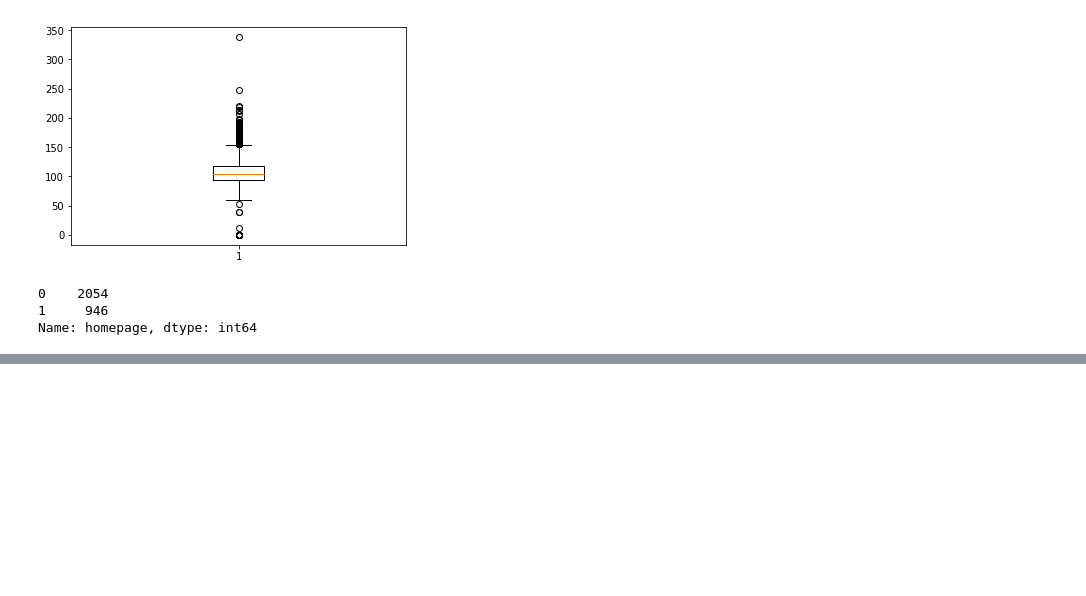
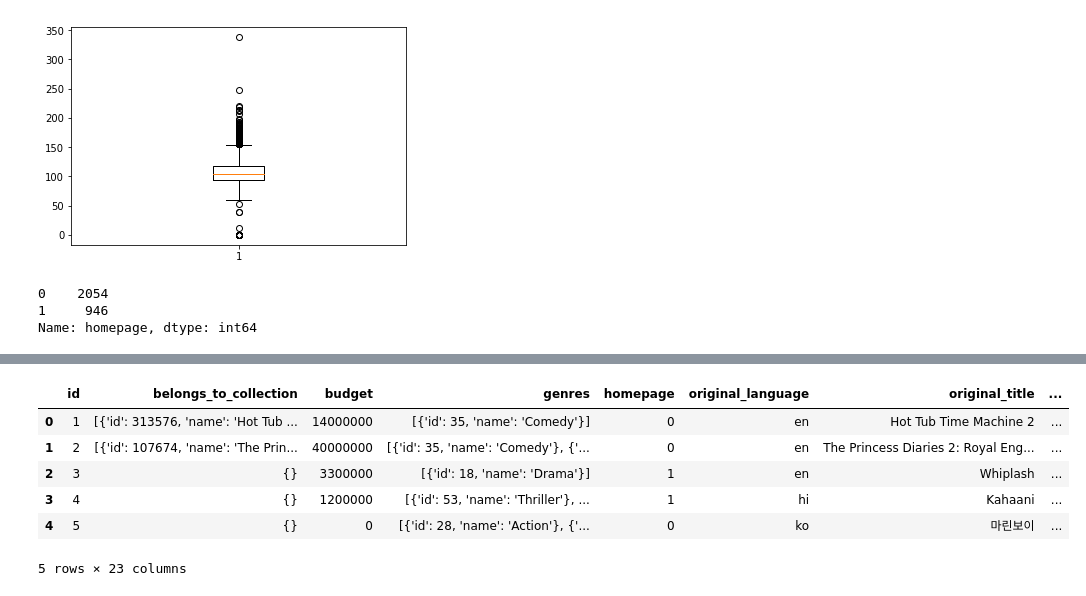
Before and after one commit to kiraplenkin/TMDB_Box_Office_Prediction, a Jupyter notebook: Preprocessing.ipynb, the cells around one changed output, grey strips where cells are left out. Saved outputs shown, nothing was run; the diff lists cells and outputs as text; code cells hidden in the pictures; blank space fills up the shorter version.

```diff
--- a/Preprocessing.ipynb
+++ b/Preprocessing.ipynb
@@ -214,0 +231,21 @@ train_df.head().T
+# %%
+dict_columns = ['belongs_to_collection', 'genres', 'production_companies',
+                'production_countries', 'spoken_languages', 'Keywords', 'cast', 'crew']
+
+def text_to_dict(df):
+    for column in dict_columns:
+        df[column] = df[column].apply(lambda x: {} if pd.isna(x) else ast.literal_eval(x) )
+    return df
+# %%
+train_df = text_to_dict(train_df)
+test_df = text_to_dict(test_df)
+# %%
+train_df.head()
+# %% [output]
+|  | id | belongs_to_collection | budget | genres | homepage | original_language | original_title | ... |
+| 0 | 1 | [{'id': 313576, 'name': 'Hot Tub ... | 14000000 | [{'id': 35, 'name': 'Comedy'}] | 0 | en | Hot Tub Time Machine 2 | ... |
+| 1 | 2 | [{'id': 107674, 'name': 'The Prin... | 40000000 | [{'id': 35, 'name': 'Comedy'}, {'... | 0 | en | The Princess Diaries 2: Royal Eng... | ... |
+| 2 | 3 | {} | 3300000 | [{'id': 18, 'name': 'Drama'}] | 1 | en | Whiplash | ... |
+| 3 | 4 | {} | 1200000 | [{'id': 53, 'name': 'Thriller'}, ... | 1 | hi | Kahaani | ... |
+| 4 | 5 | {} | 0 | [{'id': 28, 'name': 'Action'}, {'... | 0 | ko | 마린보이 | ... |
+5 rows × 23 columns
```
Also changed, not shown: parts of 3 cells of this notebook.
